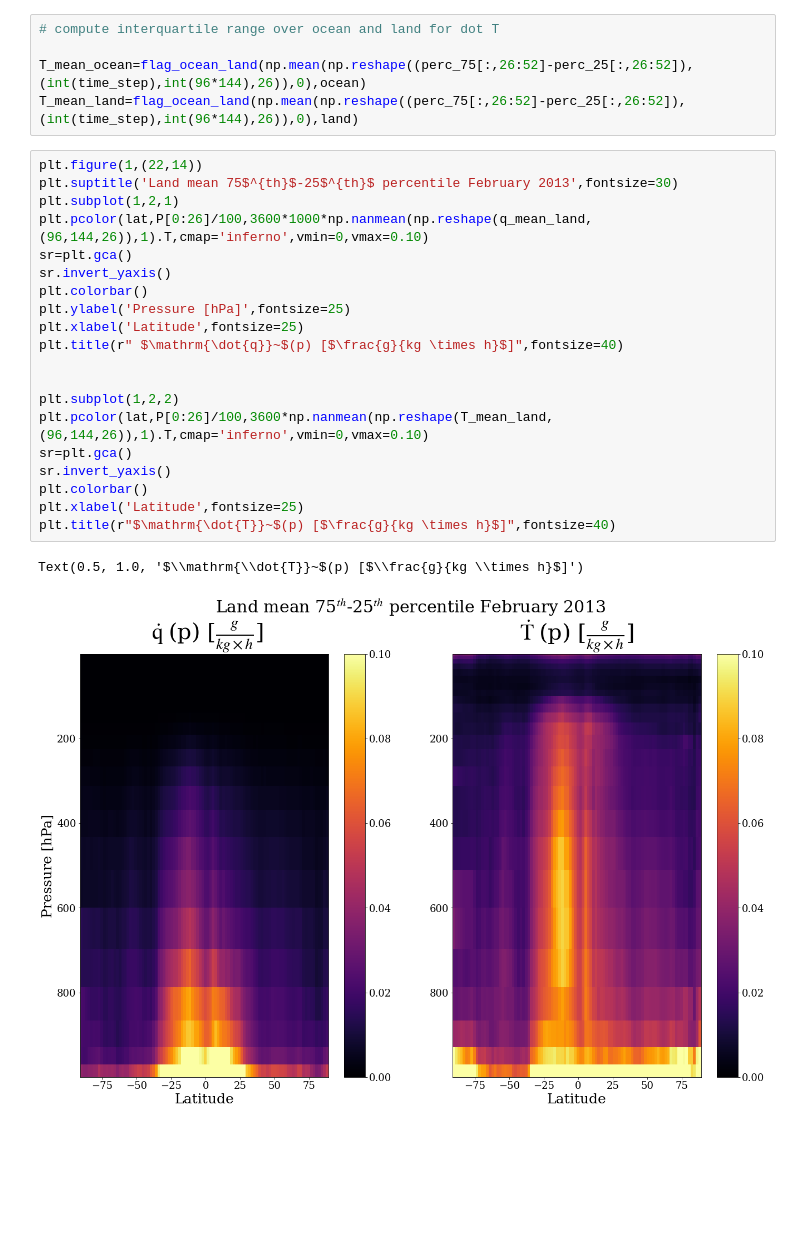
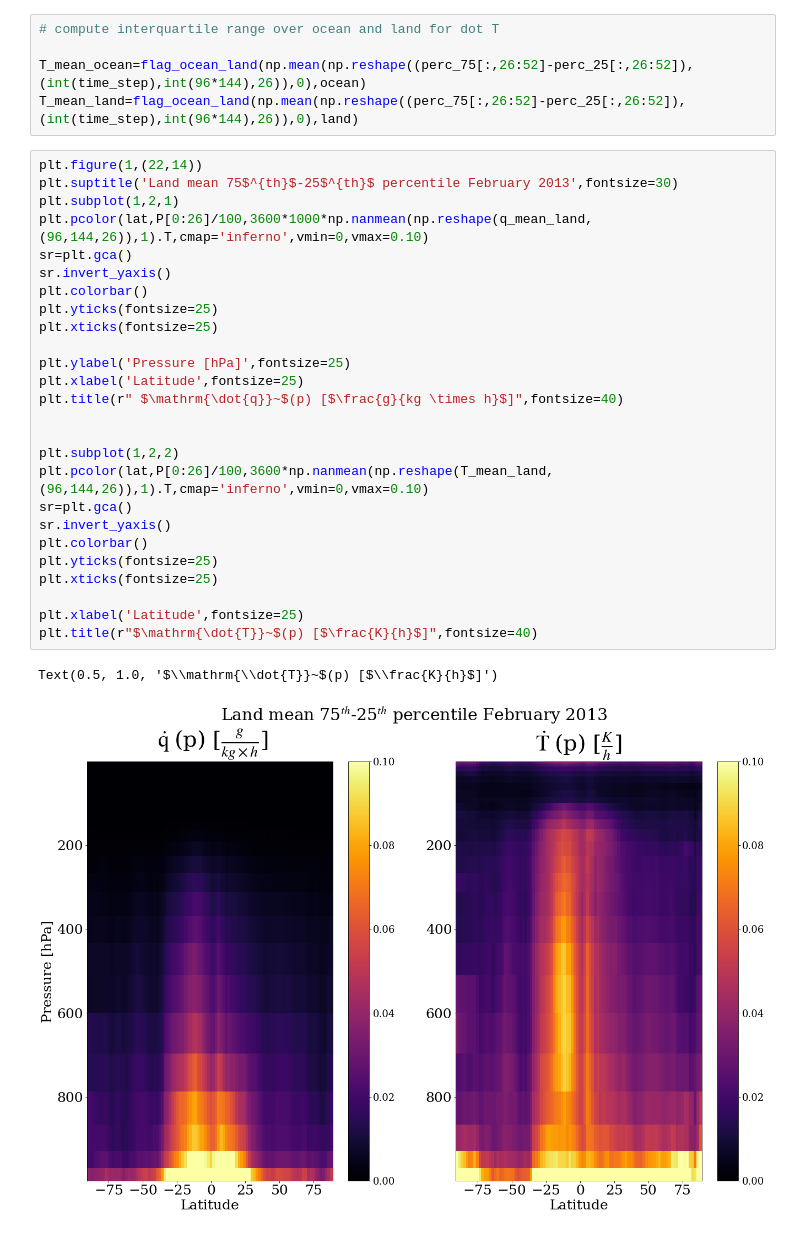
Before and after one commit to EyringMLClimateGroup/behrens24james_SPCESM2_ML_ensembles, a Jupyter notebook: online_evaluation/Pseudo_Online_uncertainties_february.ipynb, the cells around one changed output. Cells and saved outputs as stored; diff of their text form; blank space fills up the shorter version.

Commit message:
correct figure title in interquartile plot

```diff
--- a/online_evaluation/Pseudo_Online_uncertainties_february.ipynb
+++ b/online_evaluation/Pseudo_Online_uncertainties_february.ipynb
@@ -577,26 +577,32 @@ T_mean_land=flag_ocean_land(np.mean(np.reshape((perc_75[:,26:52]-perc_25[:,26:52
 # %%
 plt.figure(1,(22,14))
 plt.suptitle('Land mean 75$^{th}$-25$^{th}$ percentile February 2013',fontsize=30)
 plt.subplot(1,2,1)
 plt.pcolor(lat,P[0:26]/100,3600*1000*np.nanmean(np.reshape(q_mean_land,(96,144,26)),1).T,cmap='inferno',vmin=0,vmax=0.10)
 sr=plt.gca()
 sr.invert_yaxis()
 plt.colorbar()
+plt.yticks(fontsize=25)
+plt.xticks(fontsize=25)
+
 plt.ylabel('Pressure [hPa]',fontsize=25)
 plt.xlabel('Latitude',fontsize=25)
 plt.title(r" $\mathrm{\dot{q}}~$(p) [$\frac{g}{kg \times h}$]",fontsize=40)
 
 
 plt.subplot(1,2,2)
 plt.pcolor(lat,P[0:26]/100,3600*np.nanmean(np.reshape(T_mean_land,(96,144,26)),1).T,cmap='inferno',vmin=0,vmax=0.10)
 sr=plt.gca()
 sr.invert_yaxis()
 plt.colorbar()
+plt.yticks(fontsize=25)
+plt.xticks(fontsize=25)
+
 plt.xlabel('Latitude',fontsize=25)
-plt.title(r"$\mathrm{\dot{T}}~$(p) [$\frac{g}{kg \times h}$]",fontsize=40)
+plt.title(r"$\mathrm{\dot{T}}~$(p) [$\frac{K}{h}$]",fontsize=40)
 # %% [output]
-Text(0.5, 1.0, '$\\mathrm{\\dot{T}}~$(p) [$\\frac{g}{kg \\times h}$]')
+Text(0.5, 1.0, '$\\mathrm{\\dot{T}}~$(p) [$\\frac{K}{h}$]')
-[figure, old version]
+[figure, new version]
 # %%
 plt.figure(1,(22,14))
 plt.suptitle('Ocean mean 75$^{th}$-25$^{th}$ percentile February 2013',fontsize=30)
```
Also changed, not shown: parts of 4 cells of this notebook.
